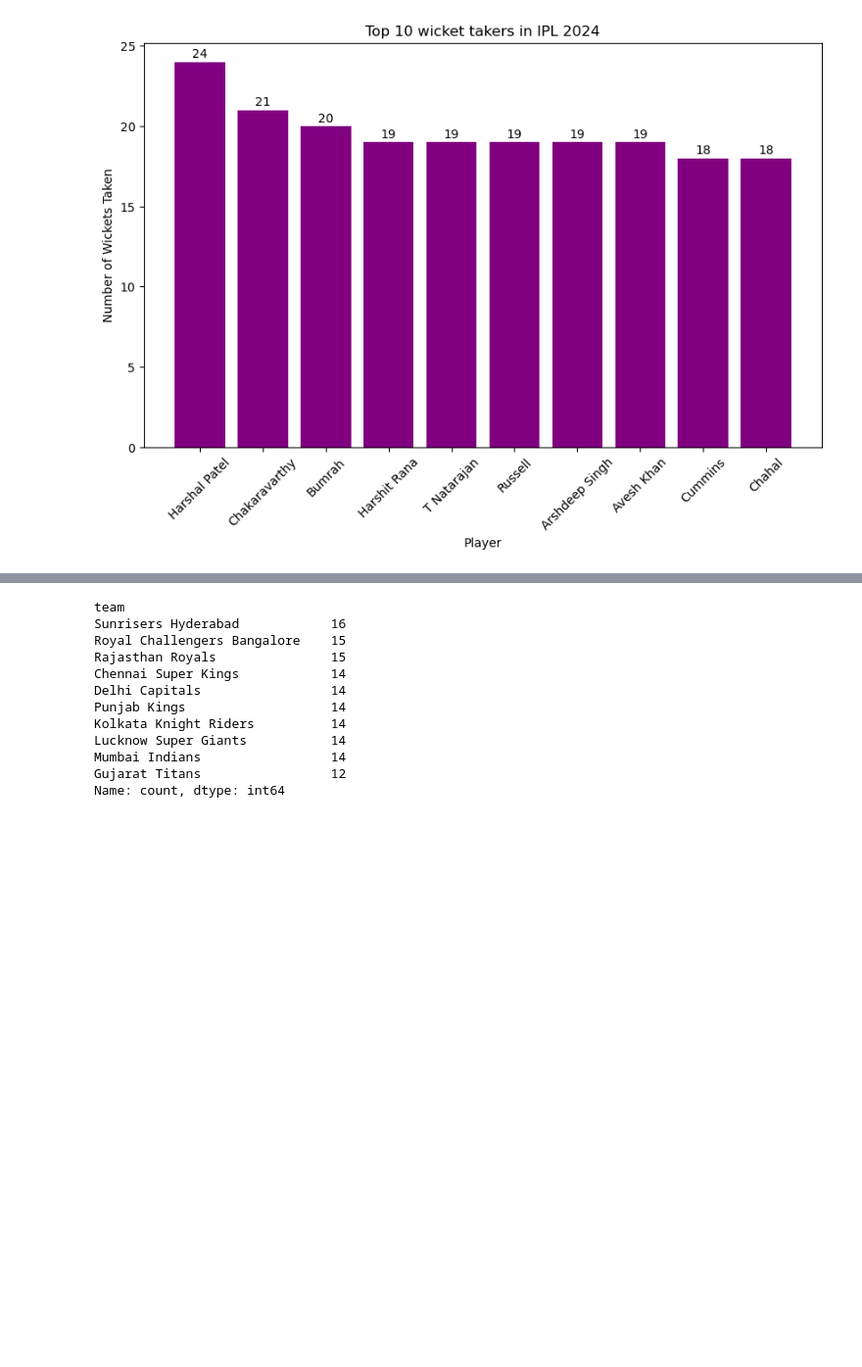
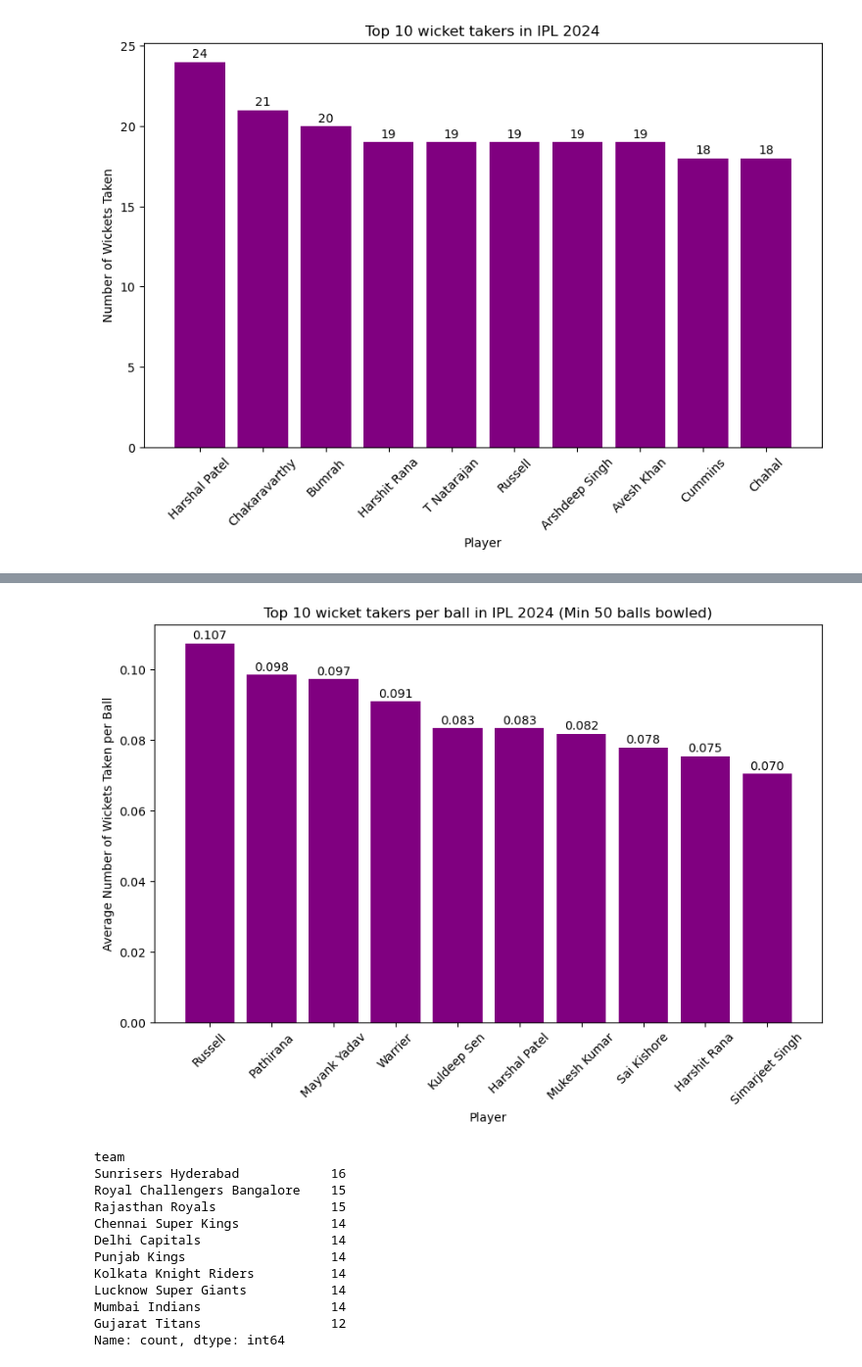
Before and after one commit to ayianshariff2/projects, a Jupyter notebook: IPL 2024 Analysis Project.ipynb, the cells around one changed output, grey strips where cells are left out. Shown at 98% size. Drawn from its saved outputs; the diff is of its cells as text; code cells hidden in the pictures; blank space fills up the shorter version.

```diff
--- a/IPL 2024 Analysis Project.ipynb
+++ b/IPL 2024 Analysis Project.ipynb
@@ -375,3 +375,12 @@ for bar in bars:
 plt.show()
 # %% [output]
 [figure]
+# %%
+#Top 10 wicket takers per ball (min 50 balls bowled)
+df2 = df[df['wicket_type'] != 'runout']
+df2 = df2[df2['wicket_type'] != 'obstructing the field']
+df2 = df2[(df2['wide'] == 0) & (df2['noballs'] == 0)]
+mp =  df2.groupby('bowler').size()
+mp5 = mp[mp >= 50].index
+df2  =  df2[df2['bowler'].isin(mp5)]
+(df2.groupby('bowler')['wt'].sum() / df2.groupby('bowler').size()).sort_values(ascending=False).head(10)
@@ -378,3 +400,17 @@ plt.show()
+# %%
+plt.figure(figsize=(10, 6))
+al = (df2.groupby('bowler')['wt'].sum() / df2.groupby('bowler').size()).sort_values(ascending=False).head(10)
+bars = plt.bar(al.index, al.values, color = 'purple')
+plt.xlabel('Player')
+plt.ylabel('Average Number of Wickets Taken per Ball')
+plt.title('Top 10 wicket takers per ball in IPL 2024 (Min 50 balls bowled)')
+plt.xticks(rotation=45)
+for bar in bars:
+    yval = bar.get_height()
+    plt.text(bar.get_x() + bar.get_width() / 2, yval + 0.0005, f'{yval:.3f}', ha='center', va='bottom')
+plt.show()
+# %% [output]
+[figure, added]
 # %%
 #Which teams played the most matches
 unique_matches = df[['match_no', 'batting_team']].drop_duplicates()
```
Also changed, not shown: parts of 4 cells of this notebook.
